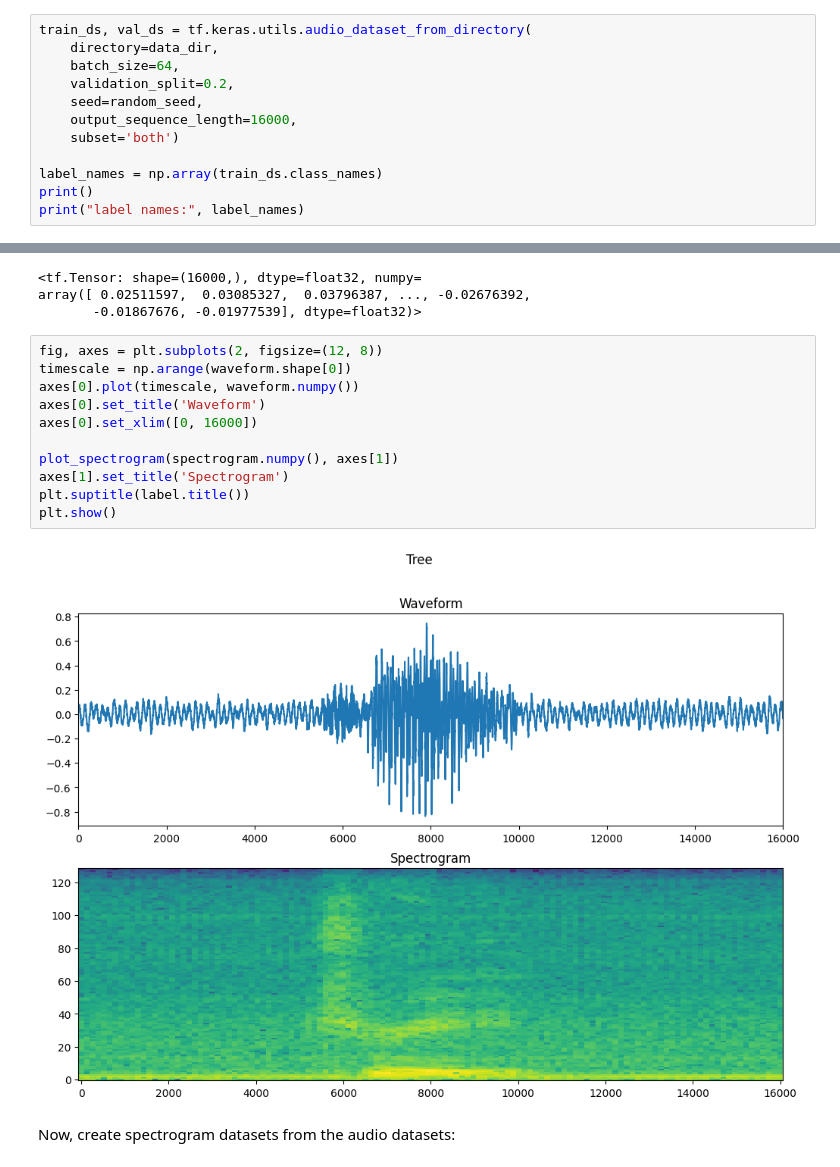
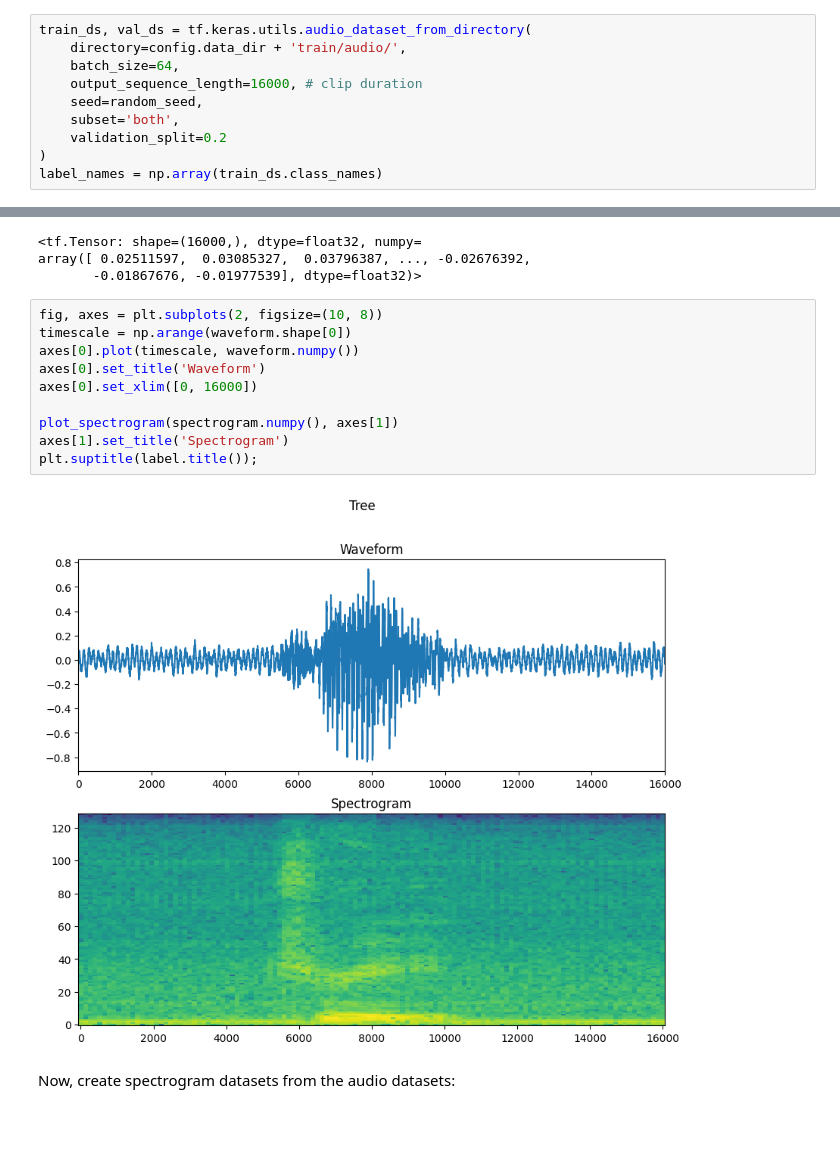
Before and after one commit to Alex1iv/speech_classification, a Jupyter notebook: notebooks/simple_audio.ipynb, the cells around one changed output, grey strips where cells are left out. Drawn from its saved outputs; the diff is of its cells as text; blank space fills up the shorter version.

Commit message:
upd data loading

```diff
--- a/notebooks/simple_audio.ipynb
+++ b/notebooks/simple_audio.ipynb
@@ -78,15 +70,13 @@ The audio clips are 1 second or less at 16kHz. The `output_sequence_length=16000
 # %%
 train_ds, val_ds = tf.keras.utils.audio_dataset_from_directory(
-    directory=data_dir,
+    directory=config.data_dir + 'train/audio/',
     batch_size=64,
-    validation_split=0.2,
+    output_sequence_length=16000, # clip duration
     seed=random_seed,
-    output_sequence_length=16000,
-    subset='both')
-
+    subset='both',
+    validation_split=0.2
+)
 label_names = np.array(train_ds.class_names)
-print()
-print("label names:", label_names)
 # %% [output]
 Found 64727 files belonging to 31 classes.
 Using 51782 files for training.
@@ -223,18 +218,17 @@ waveform
 array([ 0.02511597,  0.03085327,  0.03796387, ..., -0.02676392,
        -0.01867676, -0.01977539], dtype=float32)>
 # %%
-fig, axes = plt.subplots(2, figsize=(12, 8))
+fig, axes = plt.subplots(2, figsize=(10, 8))
 timescale = np.arange(waveform.shape[0])
 axes[0].plot(timescale, waveform.numpy())
 axes[0].set_title('Waveform')
 axes[0].set_xlim([0, 16000])
 
 plot_spectrogram(spectrogram.numpy(), axes[1])
 axes[1].set_title('Spectrogram')
-plt.suptitle(label.title())
-plt.show()
+plt.suptitle(label.title());
 # %% [output]
-[figure, old version]
+[figure, new version]
 # %% [markdown]
 Now, create spectrogram datasets from the audio datasets:
 # %%
```
Also changed, not shown: parts of 25 cells of this notebook.
